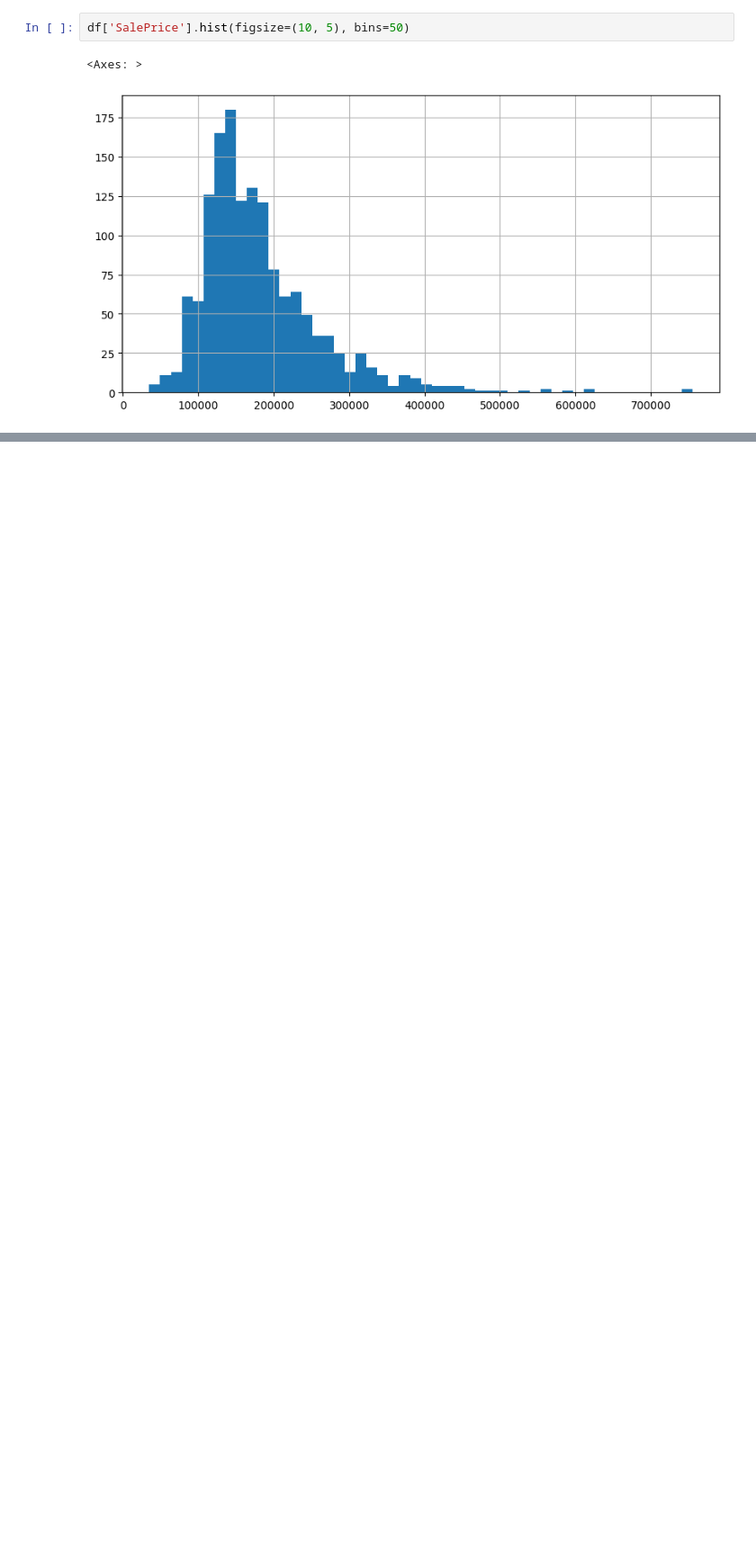
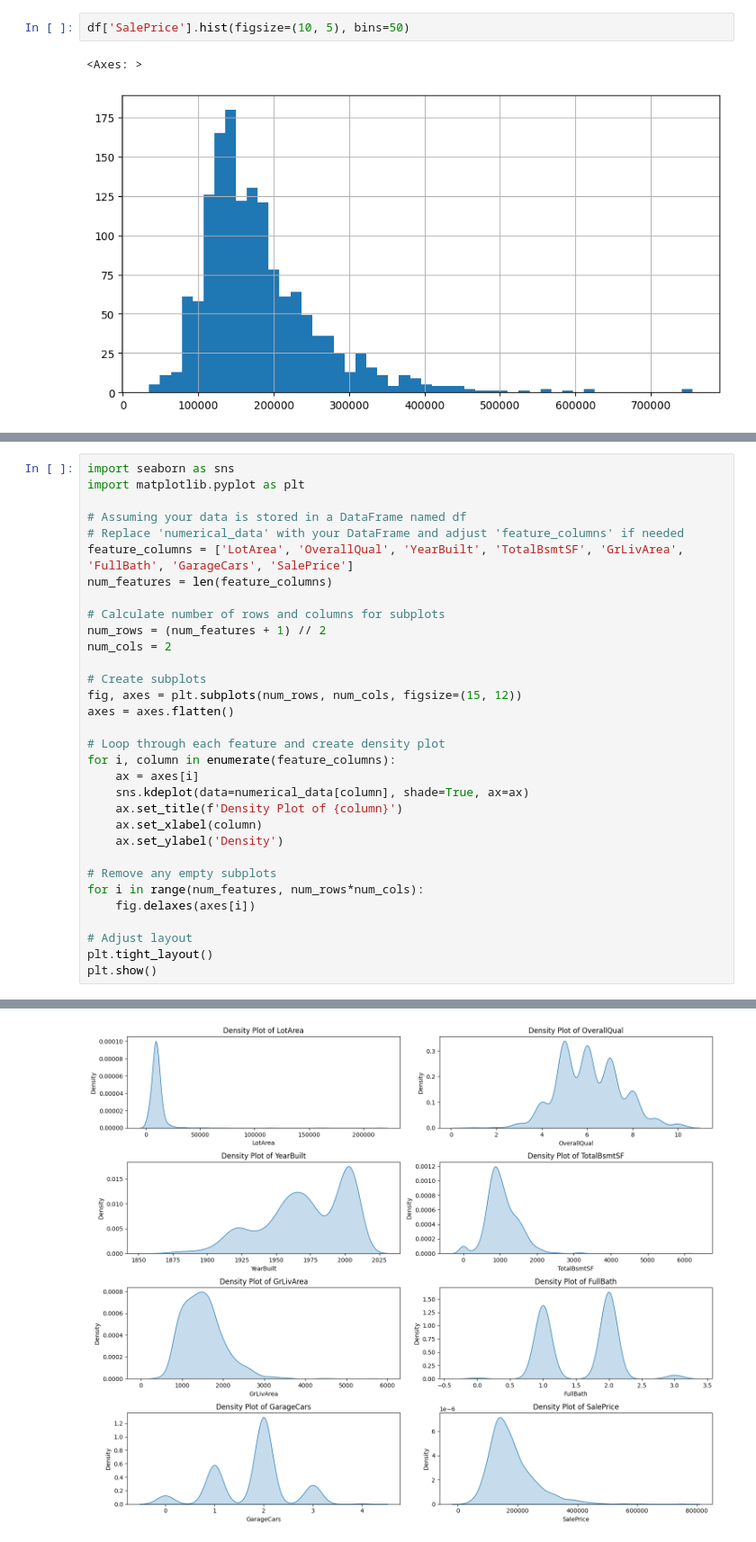
Before and after one commit to MrBinit/Advanced_california_housing_regression, a Jupyter notebook: housingpredication.ipynb, the cells around one changed output, grey strips where cells are left out. Shown at 90% size. Cells and saved outputs as stored; diff of their text form; blank space fills up the shorter version.

```diff
--- a/housingpredication.ipynb
+++ b/housingpredication.ipynb
@@ -66,0 +200,33 @@ df['SalePrice'].hist(figsize=(10, 5), bins=50)
+# %%
+import seaborn as sns
+import matplotlib.pyplot as plt
+
+# Assuming your data is stored in a DataFrame named df
+# Replace 'numerical_data' with your DataFrame and adjust 'feature_columns' if needed
+feature_columns = ['LotArea', 'OverallQual', 'YearBuilt', 'TotalBsmtSF', 'GrLivArea', 'FullBath', 'GarageCars', 'SalePrice']
+num_features = len(feature_columns)
+
+# Calculate number of rows and columns for subplots
+num_rows = (num_features + 1) // 2
+num_cols = 2
+
+# Create subplots
+fig, axes = plt.subplots(num_rows, num_cols, figsize=(15, 12))
+axes = axes.flatten()
+
+# Loop through each feature and create density plot
+for i, column in enumerate(feature_columns):
+    ax = axes[i]
+    sns.kdeplot(data=numerical_data[column], shade=True, ax=ax)
+    ax.set_title(f'Density Plot of {column}')
+    ax.set_xlabel(column)
+    ax.set_ylabel('Density')
+
+# Remove any empty subplots
+for i in range(num_features, num_rows*num_cols):
+    fig.delaxes(axes[i])
+
+# Adjust layout
+plt.tight_layout()
+plt.show()
+# %% [output]
@@ -66,0 +250 @@ df['SalePrice'].hist(figsize=(10, 5), bins=50)
+[figure, added]
```
Also changed, not shown: parts of 12 cells of this notebook.
